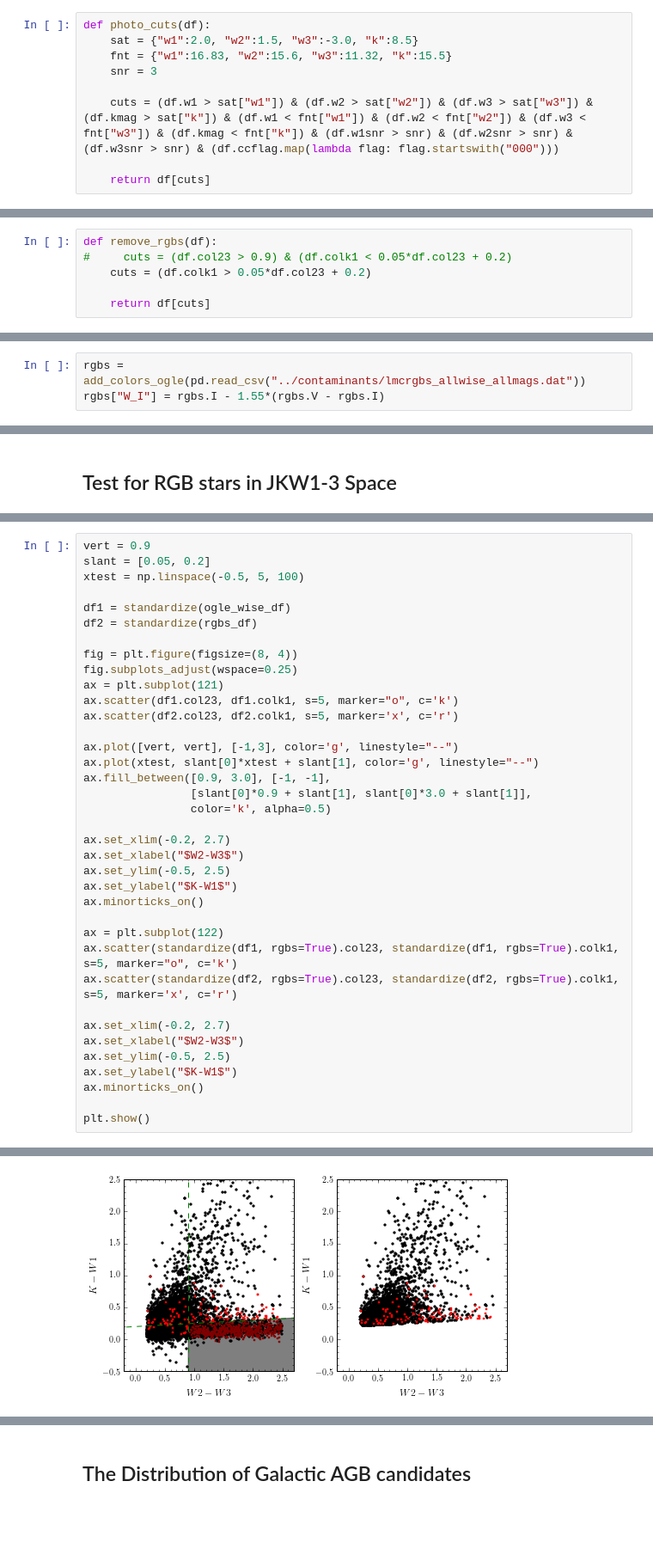
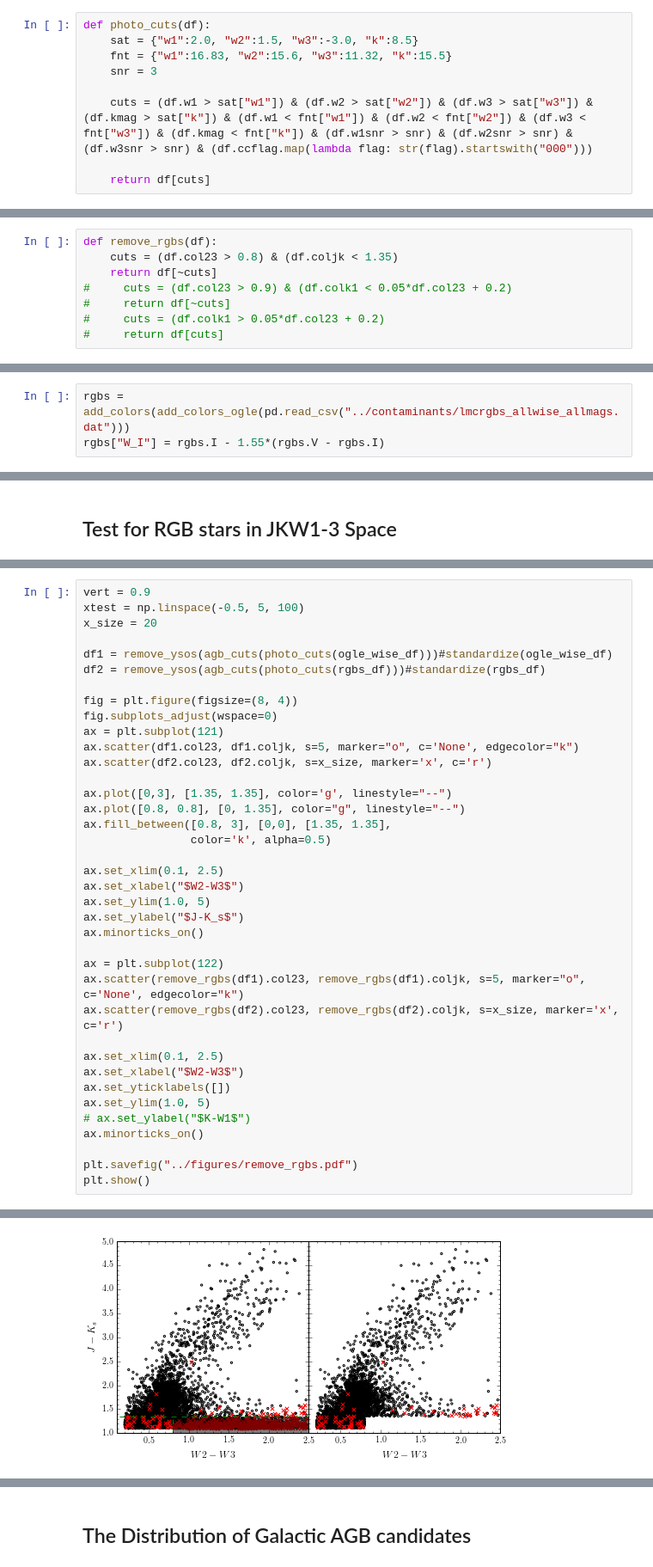
Before and after one commit to nhuntwalker/new_work_scripts, a Jupyter notebook: full_production.ipynb, the cells around one changed output, grey strips where cells are left out. Shown at 86% size. Cells and saved outputs as stored; diff of their text form; blank space fills up the shorter version.

```diff
--- a/full_production.ipynb
+++ b/full_production.ipynb
@@ -686,7 +690,7 @@ def photo_cuts(df):
     fnt = {"w1":16.83, "w2":15.6, "w3":11.32, "k":15.5}
     snr = 3
 
-    cuts = (df.w1 > sat["w1"]) & (df.w2 > sat["w2"]) & (df.w3 > sat["w3"]) & (df.kmag > sat["k"]) & (df.w1 < fnt["w1"]) & (df.w2 < fnt["w2"]) & (df.w3 < fnt["w3"]) & (df.kmag < fnt["k"]) & (df.w1snr > snr) & (df.w2snr > snr) & (df.w3snr > snr) & (df.ccflag.map(lambda flag: flag.startswith("000")))
+    cuts = (df.w1 > sat["w1"]) & (df.w2 > sat["w2"]) & (df.w3 > sat["w3"]) & (df.kmag > sat["k"]) & (df.w1 < fnt["w1"]) & (df.w2 < fnt["w2"]) & (df.w3 < fnt["w3"]) & (df.kmag < fnt["k"]) & (df.w1snr > snr) & (df.w2snr > snr) & (df.w3snr > snr) & (df.ccflag.map(lambda flag: str(flag).startswith("000")))
 
     return df[cuts]
 # %%
@@ -701,10 +705,12 @@ def remove_ysos(df):
     return df[cuts]
 # %%
 def remove_rgbs(df):
+    cuts = (df.col23 > 0.8) & (df.coljk < 1.35)
+    return df[~cuts]
 #     cuts = (df.col23 > 0.9) & (df.colk1 < 0.05*df.col23 + 0.2)
-    cuts = (df.colk1 > 0.05*df.col23 + 0.2)
-
-    return df[cuts]
+#     return df[~cuts]
+#     cuts = (df.colk1 > 0.05*df.col23 + 0.2)
+#     return df[cuts]
 # %%
 def remove_excess(df):
     #cuts = (df.col23 > 0.3) & (df.col12 > -0.1)
@@ -968,7 +974,7 @@ Original:                       1648    100.00
 + CC [W1/2/3] = 0:              3998    36.5648436071
 =========================================================
 # %%
-rgbs = add_colors_ogle(pd.read_csv("../contaminants/lmcrgbs_allwise_allmags.dat"))
+rgbs = add_colors(add_colors_ogle(pd.read_csv("../contaminants/lmcrgbs_allwise_allmags.dat")))
 rgbs["W_I"] = rgbs.I - 1.55*(rgbs.V - rgbs.I)
 # %%
 lmc_rgbs_table = single_pop_table(rgbs, 'OGLE RGBs Matches < 3"')
@@ -1572,38 +1678,39 @@ YSO Contamination in Taurus: 0.37%
 # %%
 vert = 0.9
-slant = [0.05, 0.2]
 xtest = np.linspace(-0.5, 5, 100)
+x_size = 20
 
-df1 = standardize(ogle_wise_df)
-df2 = standardize(rgbs_df)
+df1 = remove_ysos(agb_cuts(photo_cuts(ogle_wise_df)))#standardize(ogle_wise_df)
+df2 = remove_ysos(agb_cuts(photo_cuts(rgbs_df)))#standardize(rgbs_df)
 
 fig = plt.figure(figsize=(8, 4))
-fig.subplots_adjust(wspace=0.25)
+fig.subplots_adjust(wspace=0)
 ax = plt.subplot(121)
-ax.scatter(df1.col23, df1.colk1, s=5, marker="o", c='k')
-ax.scatter(df2.col23, df2.colk1, s=5, marker='x', c='r')
+ax.scatter(df1.col23, df1.coljk, s=5, marker="o", c='None', edgecolor="k")
+ax.scatter(df2.col23, df2.coljk, s=x_size, marker='x', c='r')
 
-ax.plot([vert, vert], [-1,3], color='g', linestyle="--")
-ax.plot(xtest, slant[0]*xtest + slant[1], color='g', linestyle="--")
-ax.fill_between([0.9, 3.0], [-1, -1],
-                [slant[0]*0.9 + slant[1], slant[0]*3.0 + slant[1]],
+ax.plot([0,3], [1.35, 1.35], color='g', linestyle="--")
+ax.plot([0.8, 0.8], [0, 1.35], color="g", linestyle="--")
+ax.fill_between([0.8, 3], [0,0], [1.35, 1.35],
                 color='k', alpha=0.5)
 
-ax.set_xlim(-0.2, 2.7)
+ax.set_xlim(0.1, 2.5)
 ax.set_xlabel("$W2-W3$")
-ax.set_ylim(-0.5, 2.5)
-ax.set_ylabel("$K-W1$")
+ax.set_ylim(1.0, 5)
+ax.set_ylabel("$J-K_s$")
 ax.minorticks_on()
 
 ax = plt.subplot(122)
-ax.scatter(standardize(df1, rgbs=True).col23, standardize(df1, rgbs=True).colk1, s=5, marker="o", c='k')
-ax.scatter(standardize(df2, rgbs=True).col23, standardize(df2, rgbs=True).colk1, s=5, marker='x', c='r')
+ax.scatter(remove_rgbs(df1).col23, remove_rgbs(df1).coljk, s=5, marker="o", c='None', edgecolor="k")
+ax.scatter(remove_rgbs(df2).col23, remove_rgbs(df2).coljk, s=x_size, marker='x', c='r')
 
-ax.set_xlim(-0.2, 2.7)
+ax.set_xlim(0.1, 2.5)
 ax.set_xlabel("$W2-W3$")
-ax.set_ylim(-0.5, 2.5)
-ax.set_ylabel("$K-W1$")
+ax.set_yticklabels([])
+ax.set_ylim(1.0, 5)
+# ax.set_ylabel("$K-W1$")
 ax.minorticks_on()
 
+plt.savefig("../figures/remove_rgbs.pdf")
 plt.show()
 # %% [output]
@@ -1627 +1717 @@ See the the caveats in the documentation: http://pandas.pydata.org/pandas-docs/s
-[figure, old version]
+[figure, new version]
```
Also changed, not shown: parts of 41 cells of this notebook.
